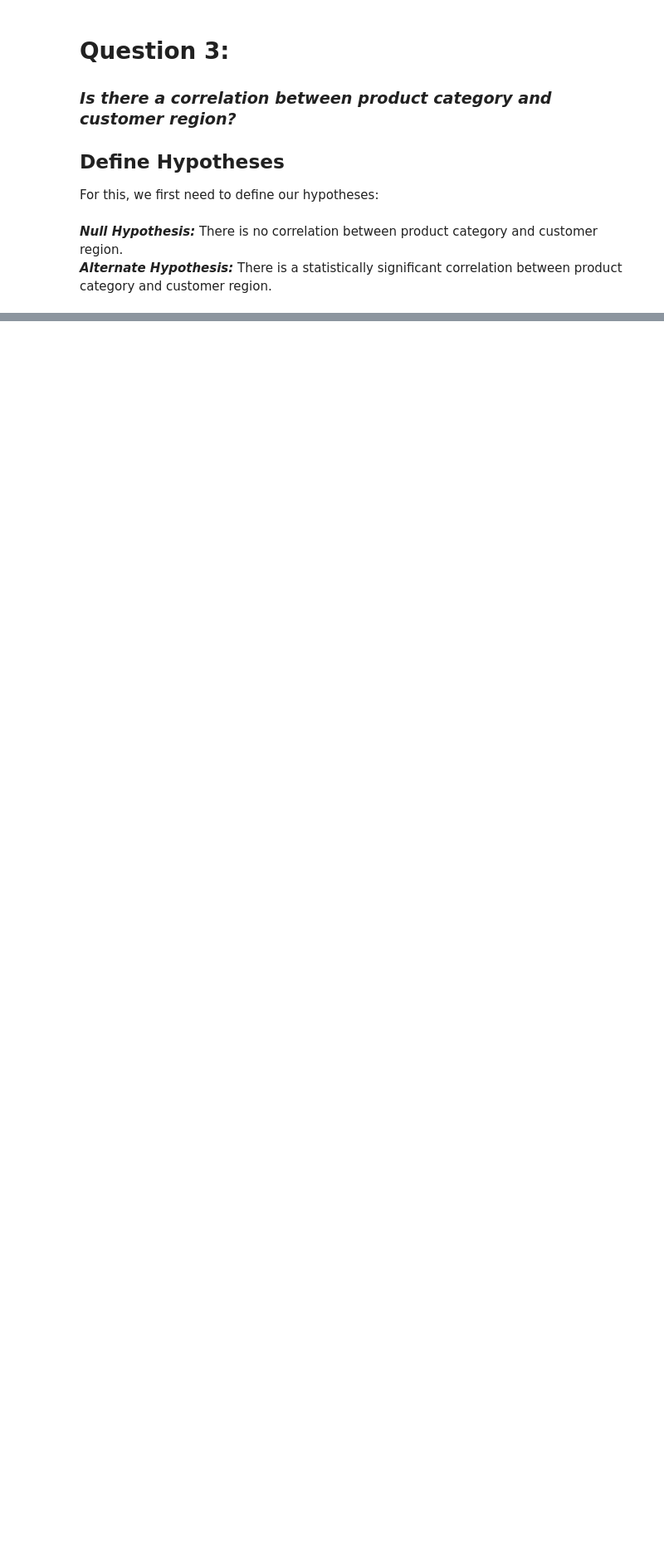
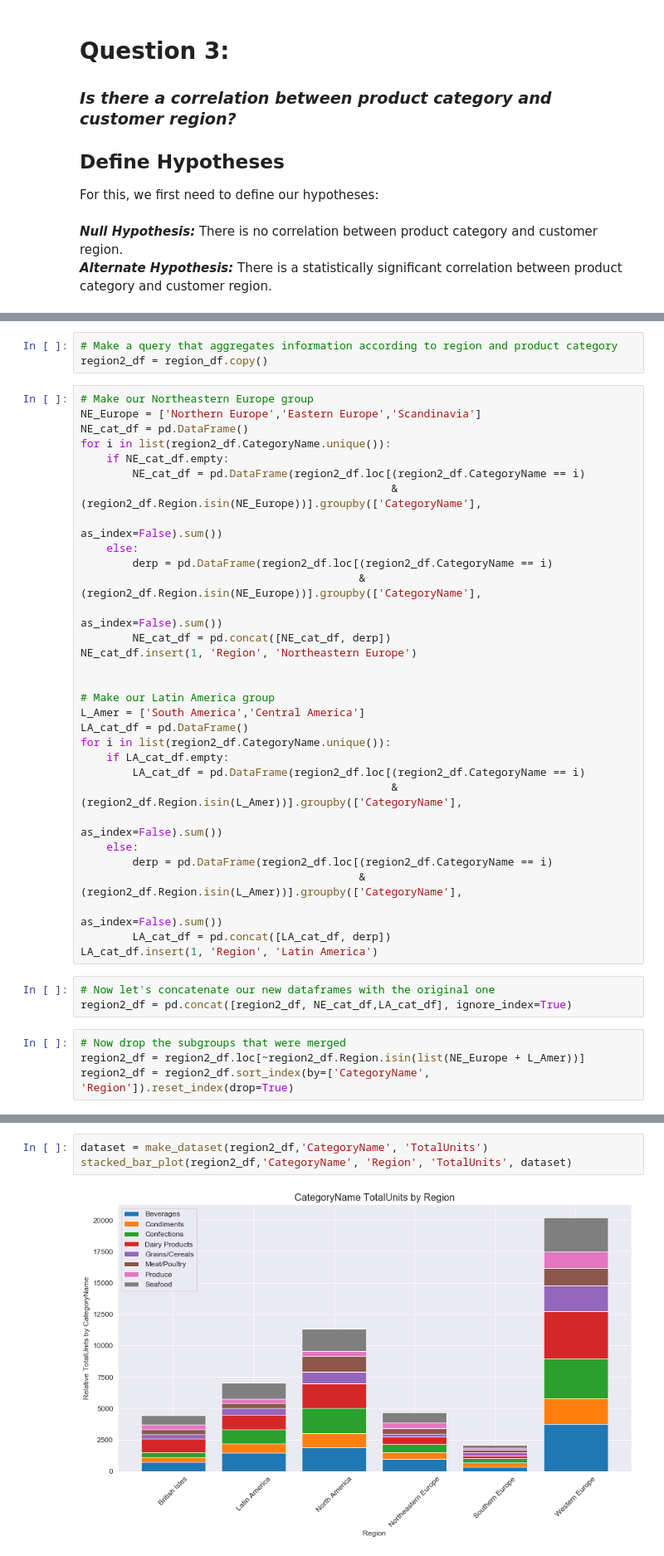
Before and after one commit to magnawhale/dsc-mod-3-project-online-ds-ft-051319, a Jupyter notebook: question_03.ipynb, the cells around one changed output, grey strips where cells are left out. Shown at 83% size. Saved outputs shown, nothing was run; the diff lists cells and outputs as text; blank space fills up the shorter version.

```diff
--- a/question_03.ipynb
+++ b/question_03.ipynb
@@ -51,0 +259,41 @@ print("\nOrder Destinations by Region\n----------------------------\n", order_df
+# %%
+# Make a query that aggregates information according to region and product category
+region2_df = region_df.copy()
+# %%
+# Make our Northeastern Europe group
+NE_Europe = ['Northern Europe','Eastern Europe','Scandinavia']
+NE_cat_df = pd.DataFrame()
+for i in list(region2_df.CategoryName.unique()):
+    if NE_cat_df.empty:
+        NE_cat_df = pd.DataFrame(region2_df.loc[(region2_df.CategoryName == i)
+                                                & (region2_df.Region.isin(NE_Europe))].groupby(['CategoryName'],
+                                                                                               as_index=False).sum())
+    else:
+        derp = pd.DataFrame(region2_df.loc[(region2_df.CategoryName == i)
+                                           & (region2_df.Region.isin(NE_Europe))].groupby(['CategoryName'],
+                                                                                          as_index=False).sum())
+        NE_cat_df = pd.concat([NE_cat_df, derp])
+NE_cat_df.insert(1, 'Region', 'Northeastern Europe')
+
+
+# Make our Latin America group
+L_Amer = ['South America','Central America']
+LA_cat_df = pd.DataFrame()
+for i in list(region2_df.CategoryName.unique()):
+    if LA_cat_df.empty:
+        LA_cat_df = pd.DataFrame(region2_df.loc[(region2_df.CategoryName == i)
+                                                & (region2_df.Region.isin(L_Amer))].groupby(['CategoryName'],
+                                                                                            as_index=False).sum())
+    else:
+        derp = pd.DataFrame(region2_df.loc[(region2_df.CategoryName == i)
+                                           & (region2_df.Region.isin(L_Amer))].groupby(['CategoryName'],
+                                                                                       as_index=False).sum())
+        LA_cat_df = pd.concat([LA_cat_df, derp])
+LA_cat_df.insert(1, 'Region', 'Latin America')
+# %%
+# Now let's concatenate our new dataframes with the original one
+region2_df = pd.concat([region2_df, NE_cat_df,LA_cat_df], ignore_index=True)
+# %%
+# Now drop the subgroups that were merged
+region2_df = region2_df.loc[~region2_df.Region.isin(list(NE_Europe + L_Amer))]
+region2_df = region2_df.sort_index(by=['CategoryName', 'Region']).reset_index(drop=True)
@@ -51,0 +313,5 @@ print("\nOrder Destinations by Region\n----------------------------\n", order_df
+# %%
+dataset = make_dataset(region2_df,'CategoryName', 'TotalUnits')
+stacked_bar_plot(region2_df,'CategoryName', 'Region', 'TotalUnits', dataset)
+# %% [output]
+[figure, added]
```
Also changed, not shown: parts of 23 cells of this notebook, 3 other files.
